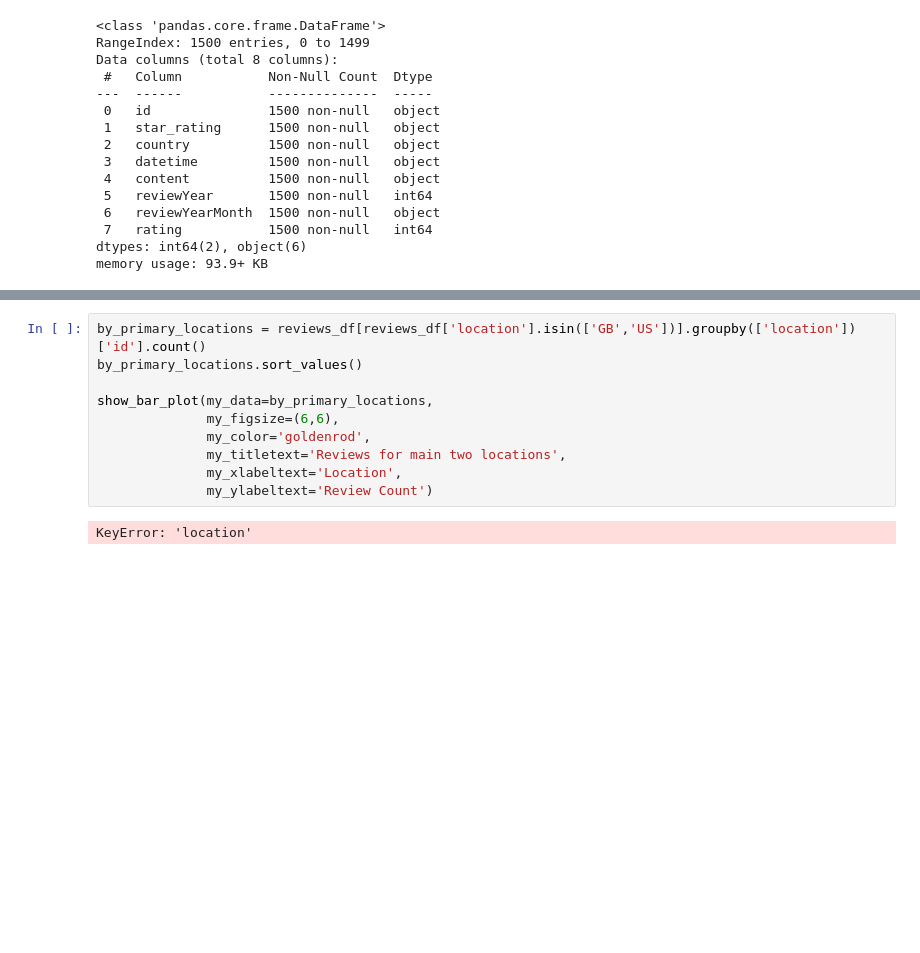
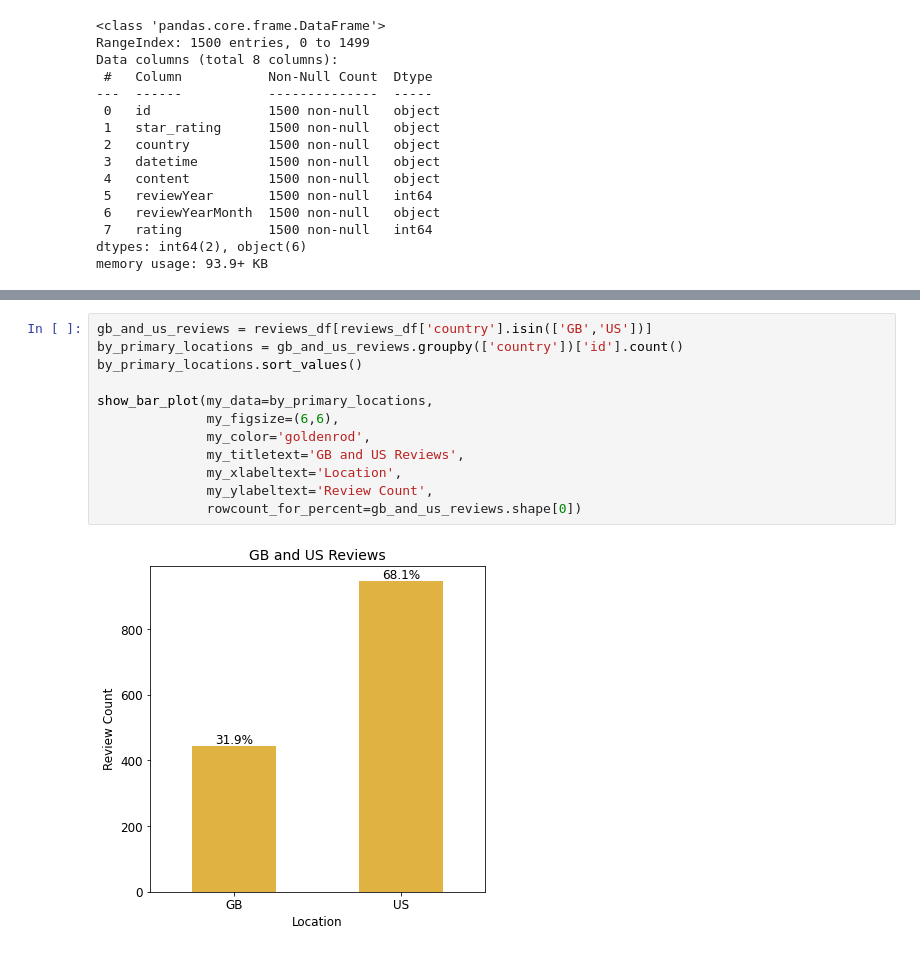
Before and after one commit to lspope/elvie_review_analysis, a Jupyter notebook: code/nb2_eda.ipynb, the cells around one changed output, grey strips where cells are left out. Drawn from its saved outputs; the diff is of its cells as text; blank space fills up the shorter version.

```diff
--- a/code/nb2_eda.ipynb
+++ b/code/nb2_eda.ipynb
@@ -122,13 +134,15 @@ KeyError: 'location'
 # %%
-by_primary_locations = reviews_df[reviews_df['location'].isin(['GB','US'])].groupby(['location'])['id'].count()
+gb_and_us_reviews = reviews_df[reviews_df['country'].isin(['GB','US'])]
+by_primary_locations = gb_and_us_reviews.groupby(['country'])['id'].count()
 by_primary_locations.sort_values()
 
 show_bar_plot(my_data=by_primary_locations,
               my_figsize=(6,6),
               my_color='goldenrod',
-              my_titletext='Reviews for main two locations',
+              my_titletext='GB and US Reviews',
               my_xlabeltext='Location',
-              my_ylabeltext='Review Count')
+              my_ylabeltext='Review Count',
+              rowcount_for_percent=gb_and_us_reviews.shape[0])
 # %% [output]
-KeyError: 'location'
+[figure, added]
 # %%
```
Also changed, not shown: parts of 21 cells of this notebook, 4 other files.
